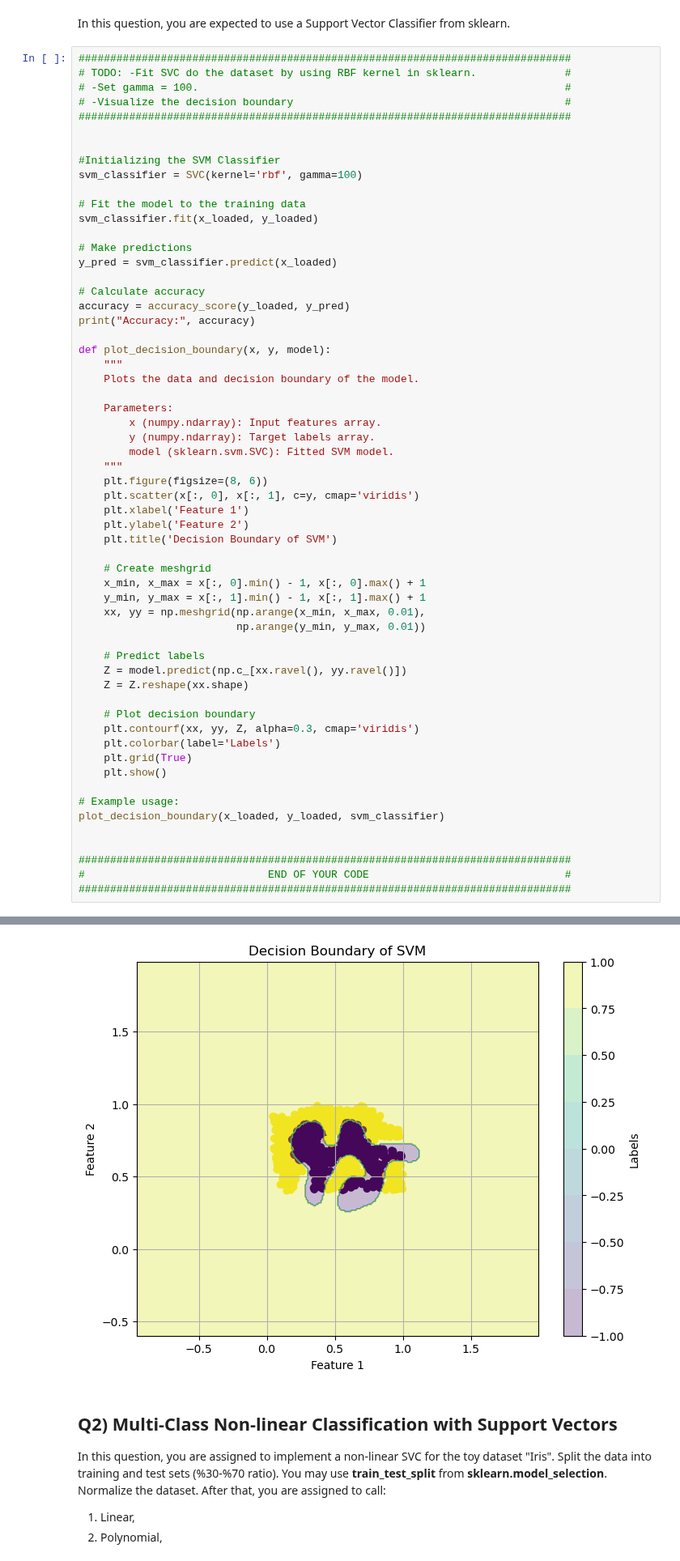
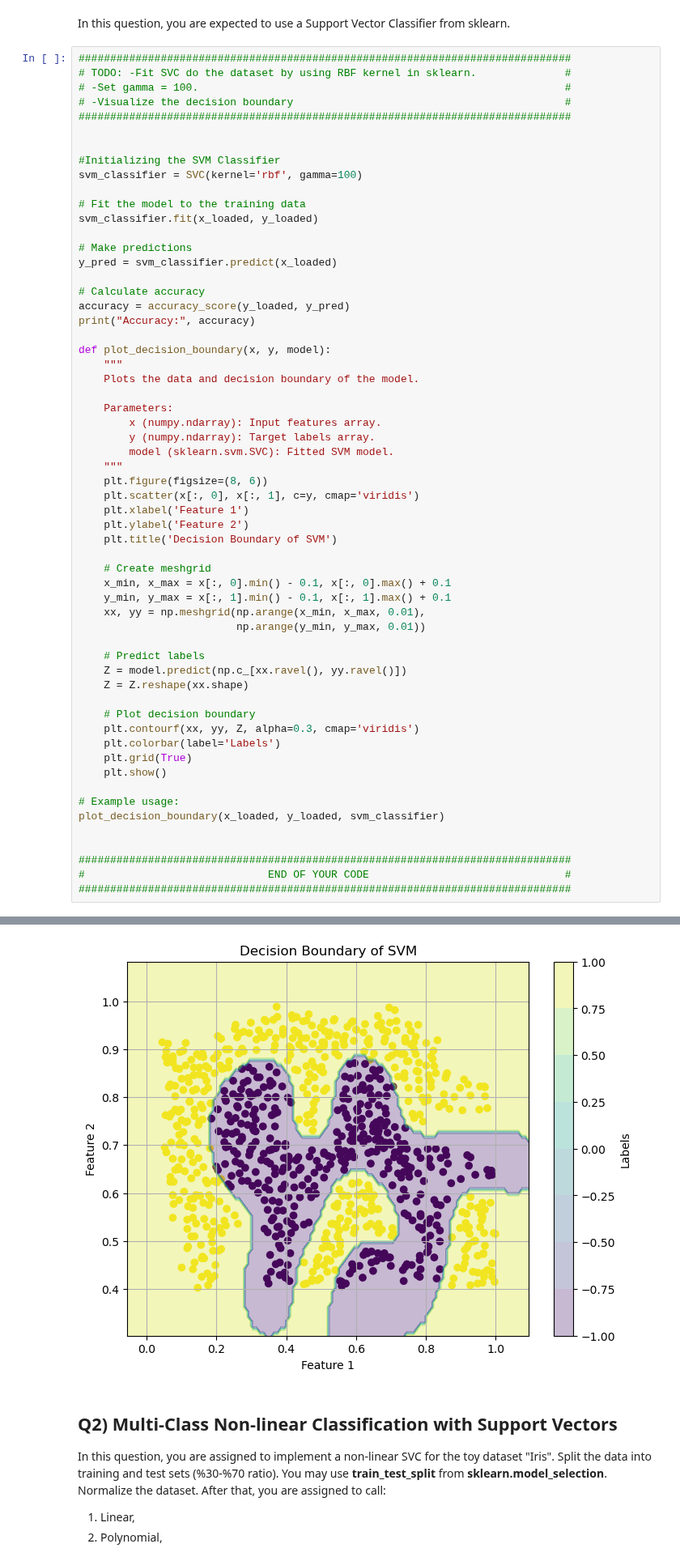
Before and after one commit to MustafaKrc/LFD24, a Jupyter notebook: Non-Linear Multi-Class Classification with Support Vector Machines/Homework-4_v2.ipynb, the cells around one changed output, grey strips where cells are left out. Shown at 81% size. Cells and saved outputs as stored; diff of their text form.

Commit message:
some adjustments & parallelism in gridSearch
Adjusted graph boundaries

```diff
--- a/Non-Linear Multi-Class Classification with Support Vector Machines/Homework-4_v2.ipynb
+++ b/Non-Linear Multi-Class Classification with Support Vector Machines/Homework-4_v2.ipynb
@@ -215,36 +215,36 @@ def plot_decision_boundary(x, y, model):
     """
     plt.figure(figsize=(8, 6))
     plt.scatter(x[:, 0], x[:, 1], c=y, cmap='viridis')
     plt.xlabel('Feature 1')
     plt.ylabel('Feature 2')
     plt.title('Decision Boundary of SVM')
 
     # Create meshgrid
-    x_min, x_max = x[:, 0].min() - 1, x[:, 0].max() + 1
-    y_min, y_max = x[:, 1].min() - 1, x[:, 1].max() + 1
+    x_min, x_max = x[:, 0].min() - 0.1, x[:, 0].max() + 0.1
+    y_min, y_max = x[:, 1].min() - 0.1, x[:, 1].max() + 0.1
     xx, yy = np.meshgrid(np.arange(x_min, x_max, 0.01),
                          np.arange(y_min, y_max, 0.01))
 
     # Predict labels
     Z = model.predict(np.c_[xx.ravel(), yy.ravel()])
     Z = Z.reshape(xx.shape)
 
     # Plot decision boundary
     plt.contourf(xx, yy, Z, alpha=0.3, cmap='viridis')
     plt.colorbar(label='Labels')
     plt.grid(True)
     plt.show()
 
 # Example usage:
 plot_decision_boundary(x_loaded, y_loaded, svm_classifier)
 
 
 ##############################################################################
 #                             END OF YOUR CODE                               #
 ##############################################################################
 # %% [output]
 Accuracy: 0.9976825028968713
-[figure, old version]
+[figure, new version]
 # %% [markdown]
 ## Q2) Multi-Class Non-linear Classification with Support Vectors
 
```
Also changed, not shown: parts of 2 cells of this notebook.
